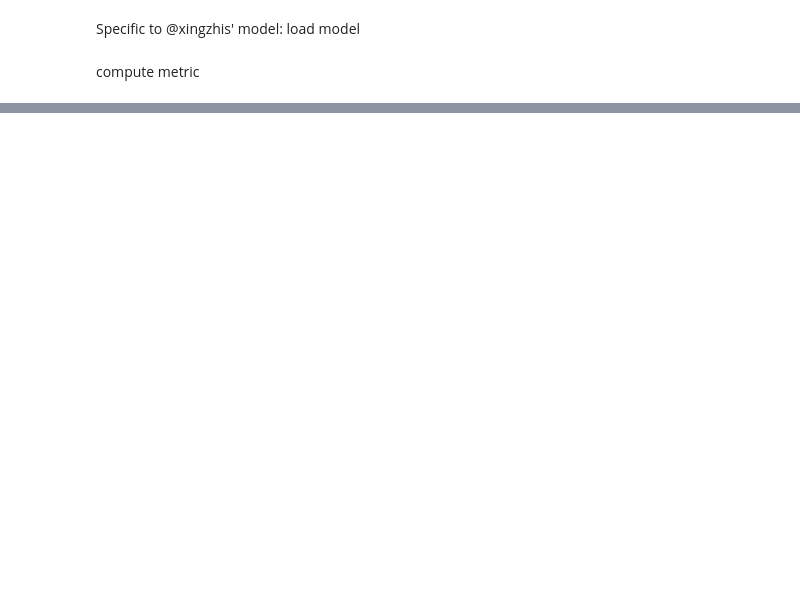
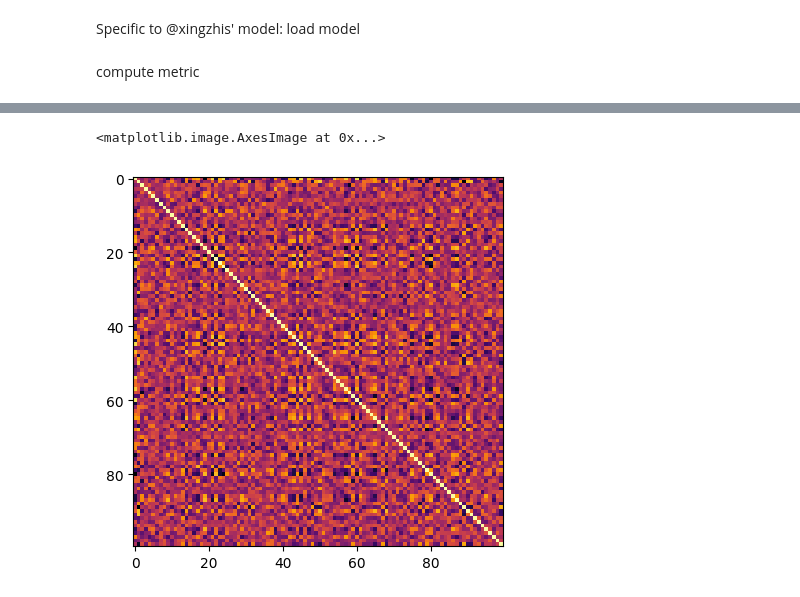
Before and after one commit to KrishnaswamyLab/GeometryAwareGenerativeAutoencoder, a Jupyter notebook: notebooks/test_evaluation.ipynb, the cells around one changed output, grey strips where cells are left out. Cells and saved outputs as stored; diff of their text form; code cells hidden in the pictures; blank space fills up the shorter version.

```diff
--- a/notebooks/test_evaluation.ipynb
+++ b/notebooks/test_evaluation.ipynb
@@ -70,0 +123,5 @@ result
+# %%
+plt.imshow(corrs_real, cmap='inferno')
+# %% [output]
+<matplotlib.image.AxesImage at 0x...>
+[figure, added]
```
Also changed, not shown: parts of 90 cells of this notebook, 12 other files.
